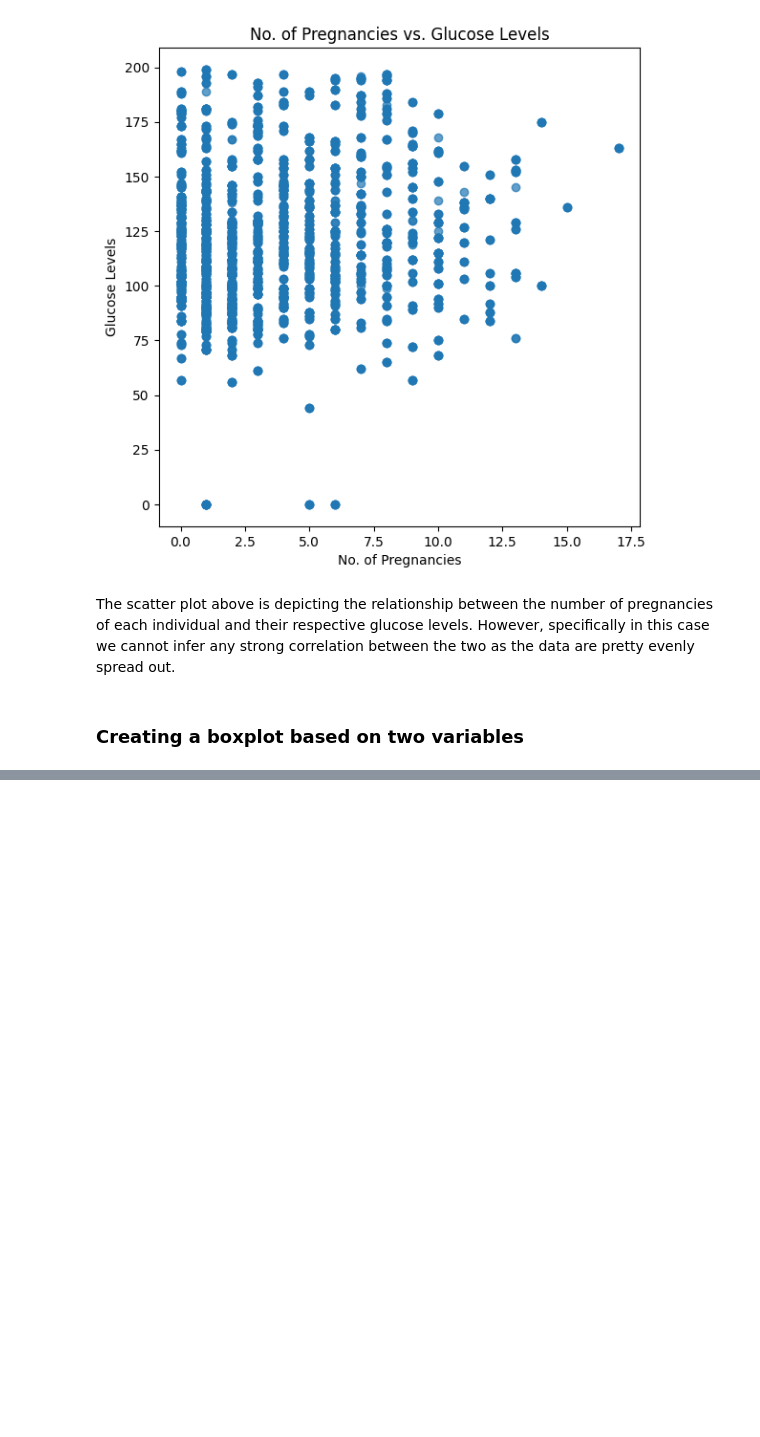
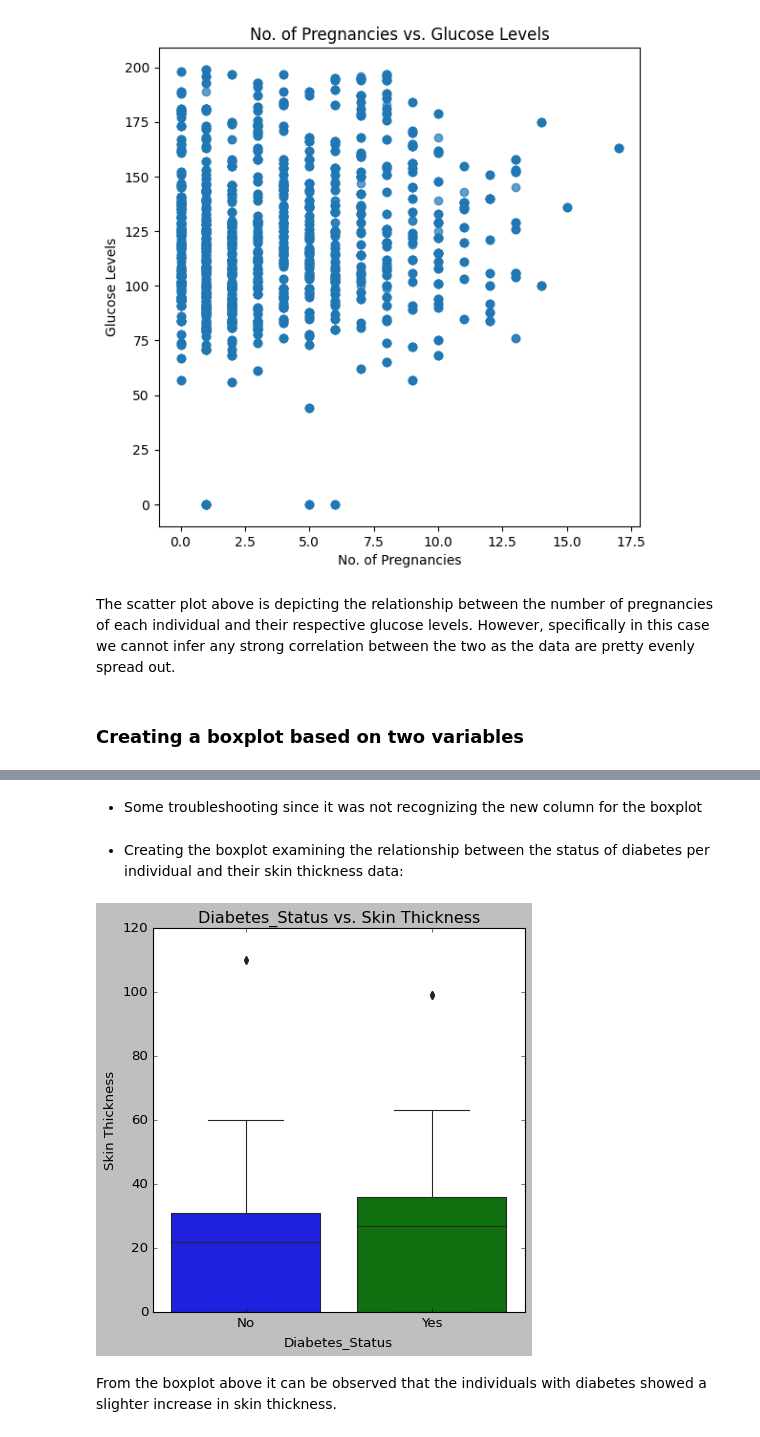
Before and after one commit to angeliki-tzanou/datasci_3_eda, a Jupyter notebook: Assignment_3_HHA_507.ipynb, the cells around one changed output, grey strips where cells are left out. Saved outputs shown, nothing was run; the diff lists cells and outputs as text; code cells hidden in the pictures; blank space fills up the shorter version.

```diff
--- a/Assignment_3_HHA_507.ipynb
+++ b/Assignment_3_HHA_507.ipynb
@@ -366,0 +371,2 @@ The scatter plot above is depicting the relationship between the number of pregn
+# %%
+df_hcdiab['Diabetes_Status'] = df_hcdiab['Outcome'].map({1:"Yes", 0:"No"})
@@ -366,0 +387,2 @@ The scatter plot above is depicting the relationship between the number of pregn
+# %%
+df_hcdiab=df_hcdiab.drop('diabetes_status', axis=1)
@@ -366,0 +412,21 @@ The scatter plot above is depicting the relationship between the number of pregn
+# %% [markdown]
+- Some troubleshooting since it was not recognizing the new column for the boxplot
+# %%
+df_hcdiab['Diabetes_Status']= df_hcdiab['Diabetes_Status'].astype('category')
+# %%
+import matplotlib.pyplot as plt
+plt.style.use('classic')
+%matplotlib inline
+# %% [markdown]
+- Creating the boxplot examining the relationship between the status of diabetes per individual and their skin thickness data:
+# %%
+plt.figure(figsize=(6,6))
+sns.boxplot(x= 'Diabetes_Status', y='SkinThickness', data=df_hcdiab)
+plt.title("Diabetes_Status vs. Skin Thickness")
+plt.xlabel("Diabetes_Status")
+plt.ylabel("Skin Thickness")
+plt.show()
+# %% [output]
+[figure, added]
+# %% [markdown]
+From the boxplot above it can be observed that the individuals with diabetes showed a slighter increase in skin thickness.
```
Also changed, not shown: parts of 6 cells of this notebook.
